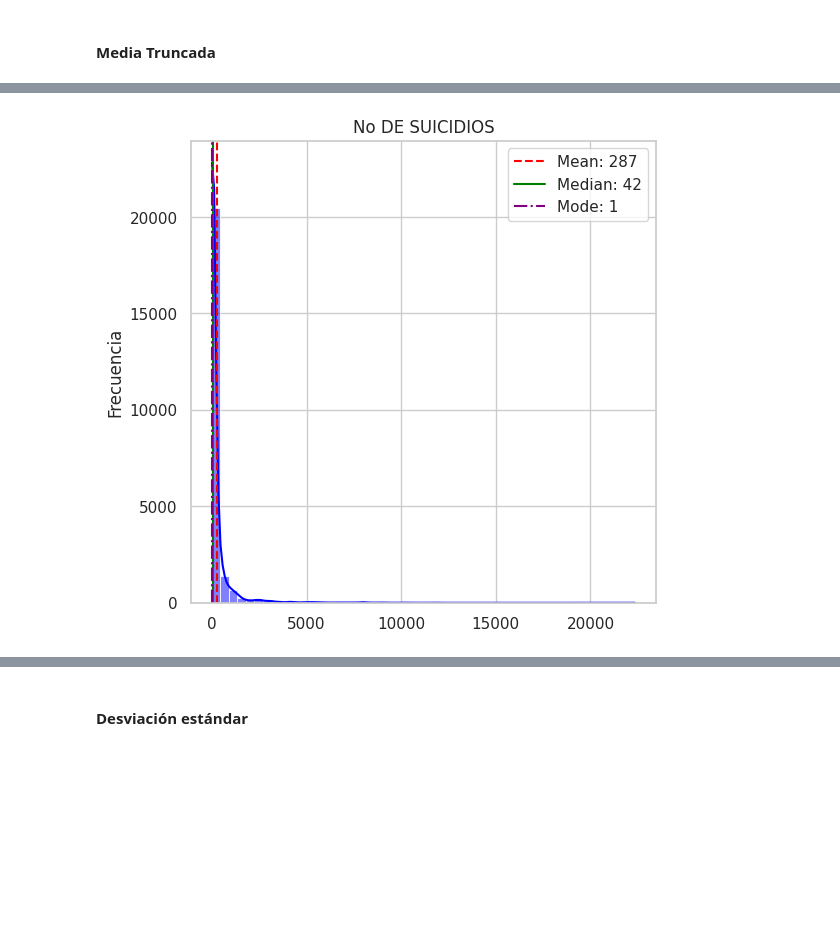
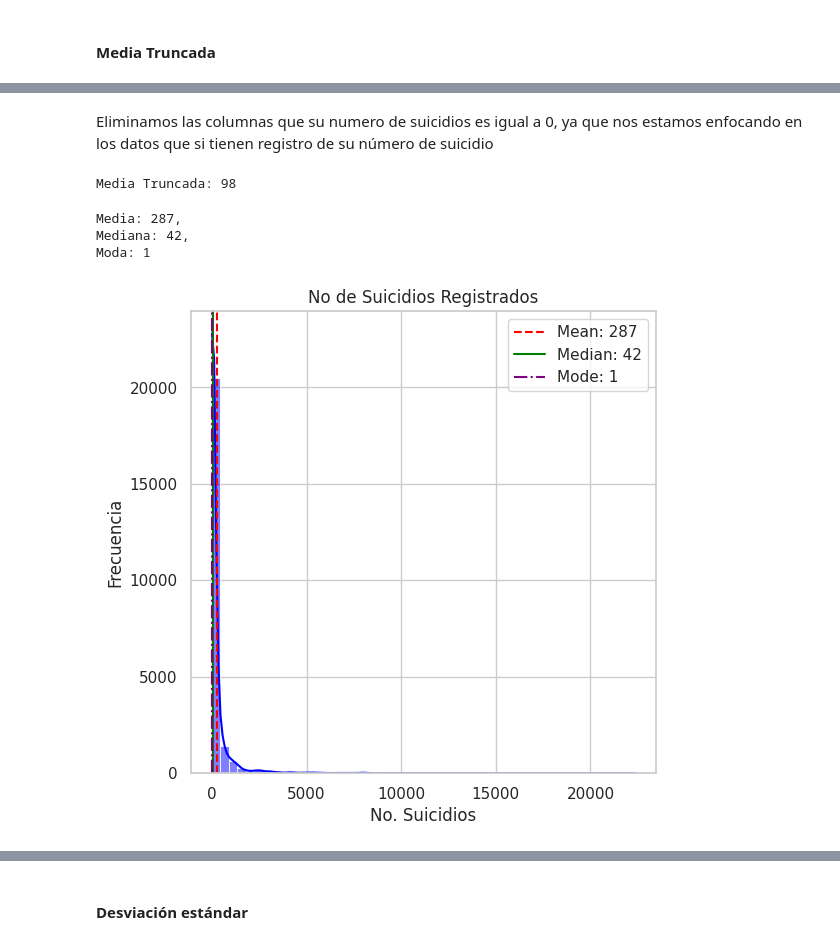
Before and after one commit to Gisellrom/ProyectoBEDU, a Jupyter notebook: Suicidios.ipynb, the cells around one changed output, grey strips where cells are left out. Drawn from its saved outputs; the diff is of its cells as text; code cells hidden in the pictures; blank space fills up the shorter version.

```diff
--- a/Suicidios.ipynb
+++ b/Suicidios.ipynb
@@ -101,4 +100,0 @@ Desde este momento, podemos observar que la columna **country**, el dataset la e
-# %%
-# Convertir el índice en una columna
-df = df.reset_index()
-df.head()
@@ -523,26 +514,47 @@ Moda: 1
+# %% [markdown]
+Eliminamos las columnas que su numero de suicidios es igual a 0, ya que nos estamos enfocando en los datos que si tienen registro de su número de suicidio
+# %%
+# Eliminar filas donde 'no_suicidios' es igual a 0
+df = df.loc[df['no_suicidios'] != 0]
+# %%
+#Truncar el valor promedio de la columna no_suicidios con el porcentaje, 5% a la izquierda y 5% a la dereha, es decir el 10% en total
+media_truncada = stats.trim_mean(df['no_suicidios'], 0.1)
+print(f'Media Truncada: {media_truncada:,.0f}')
+# %% [output]
+Media Truncada: 98
+# %%
+correct_no_suicidios_mean = df['no_suicidios'].mean() #Promedio
+correct_no_suicidios_median = df['no_suicidios'].median() #Mediana
+correct_no_suicidios_mode = df['no_suicidios'].mode()[0] #Moda
+
+print("Media: {:,.0f}, \nMediana: {:,.0f}, \nModa: {:,.0f}".format(correct_no_suicidios_mean, correct_no_suicidios_median, correct_no_suicidios_mode))
+# %% [output]
+Media: 287,
+Mediana: 42,
+Moda: 1
 # %%
 import matplotlib.pyplot as plt
 import seaborn as sns
 
-# Set the style of seaborn plot
+#Estilo de la gráfica de seaborn
 sns.set(style="whitegrid")
 
-# Plotting the distribution of the 'price' column
+#Graficar la distribución de la columna 'no_suicidios'
 plt.figure(figsize=(6, 6))
 sns.histplot(df['no_suicidios'], kde=True, bins=50, color='blue')
 
-# Plotting the mean, median, and mode
+#Graficar promedio, mediana y moda
 plt.axvline(correct_no_suicidios_mean, color='red', linestyle='--', label=f'Mean: {correct_no_suicidios_mean:,.0f}')
 plt.axvline(correct_no_suicidios_median, color='green', linestyle='-', label=f'Median: {correct_no_suicidios_median:,.0f}')
 plt.axvline(correct_no_suicidios_mode, color='purple', linestyle='-.', label=f'Mode: {correct_no_suicidios_mode:,.0f}')
 
-# Adding title and labels
-plt.title('No DE SUICIDIOS')
-plt.xlabel('')
+#Añadir título y nombre a los ejes
+plt.title('No de Suicidios Registrados')
+plt.xlabel('No. Suicidios')
 plt.ylabel('Frecuencia')
 plt.legend()
 
-# Show the plot
+#Mostrar la gráfica
 plt.show()
 # %% [output]
-[figure, old version]
+[figure, new version]
```
Also changed, not shown: parts of 149 cells of this notebook.
